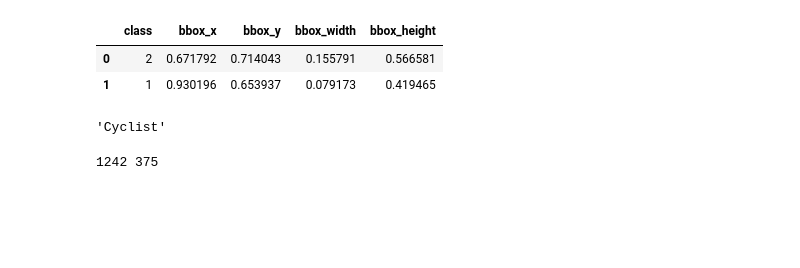
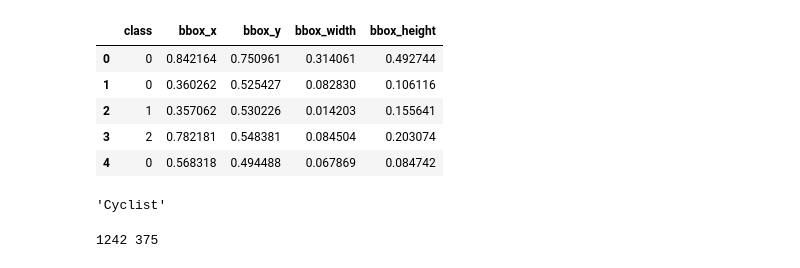
Before and after one commit to KarolRafalCharylo/PFAS---final-project, a Jupyter notebook: notebooks/dKenez-3-yolo_setup.ipynb, the cells around one changed output. Saved outputs shown, nothing was run; the diff lists cells and outputs as text; code cells hidden in the pictures; blank space fills up the shorter version.

```diff
--- a/notebooks/dKenez-3-yolo_setup.ipynb
+++ b/notebooks/dKenez-3-yolo_setup.ipynb
@@ -25,23 +27,26 @@ data_dir = root_dir / "data"
 # %%
 data_names = [
     "class",
     "bbox_x",
     "bbox_y",
     "bbox_width",
     "bbox_height",
 ]
 df = pd.read_csv(
-    data_dir / "processed/KITTI/labels/0000_000000.txt",
+    data_dir / f"processed/KITTI/train/labels/{image_name}.txt",
     delimiter=" ",
     names=data_names,
     index_col=False,
 )
 
 df.head()
 # %% [output]
 |  | class | bbox_x | bbox_y | bbox_width | bbox_height |
-| 0 | 2 | 0.671792 | 0.714043 | 0.155791 | 0.566581 |
-| 1 | 1 | 0.930196 | 0.653937 | 0.079173 | 0.419465 |
+| 0 | 0 | 0.842164 | 0.750961 | 0.314061 | 0.492744 |
+| 1 | 0 | 0.360262 | 0.525427 | 0.082830 | 0.106116 |
+| 2 | 1 | 0.357062 | 0.530226 | 0.014203 | 0.155641 |
+| 3 | 2 | 0.782181 | 0.548381 | 0.084504 | 0.203074 |
+| 4 | 0 | 0.568318 | 0.494488 | 0.067869 | 0.084742 |
 # %%
 from enum import Enum
 
```
Also changed, not shown: parts of 4 cells of this notebook, 1 other file.
